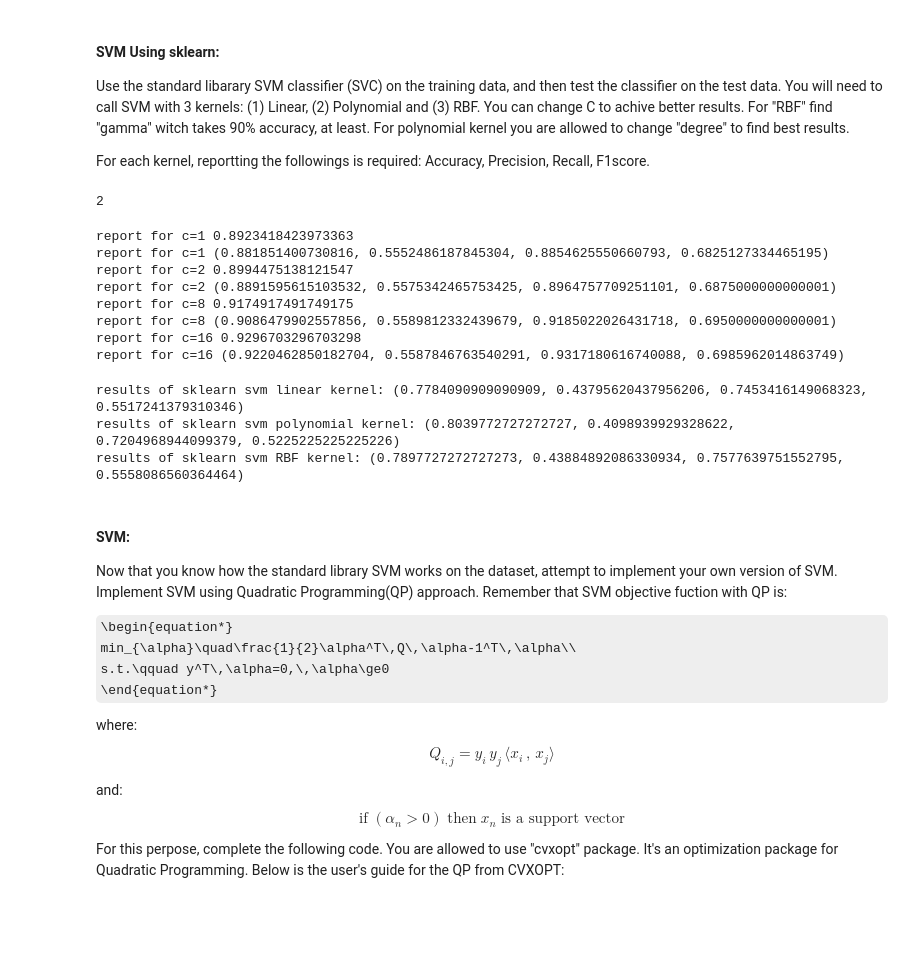
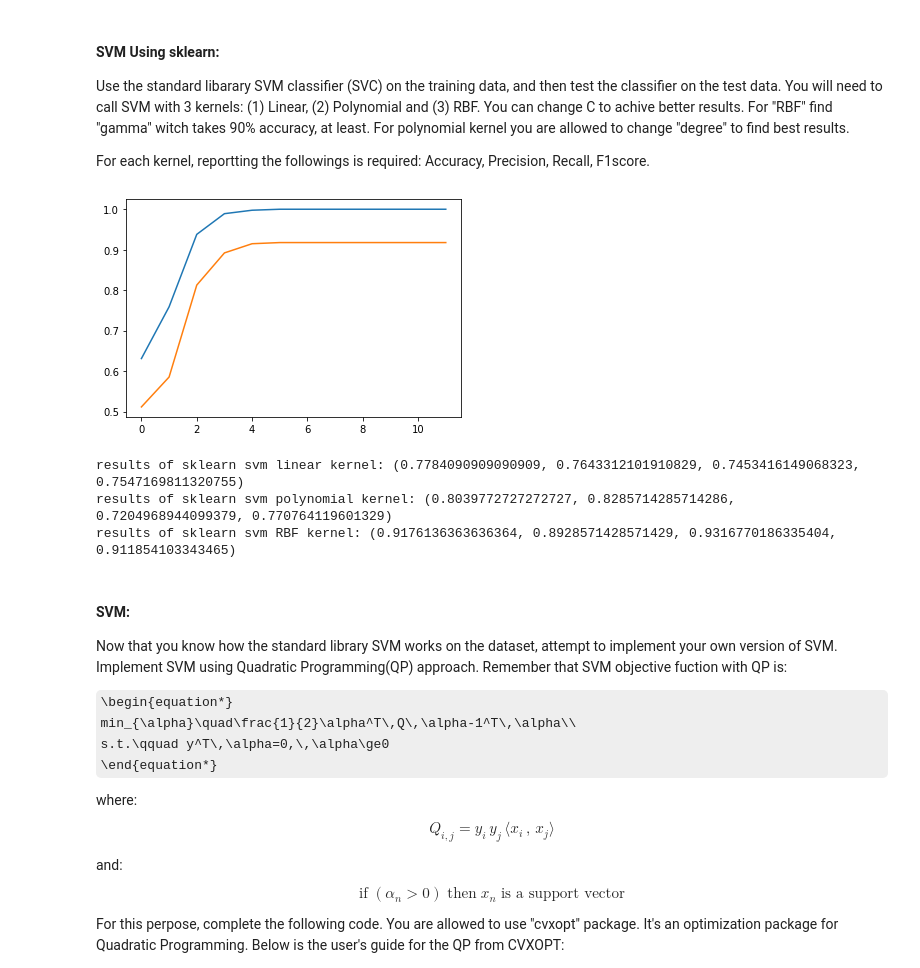
Before and after one commit to saeedzou/Deep-Learning-Assignments-2022, a Jupyter notebook: Assignment 1/DL2022-HW1-P2.ipynb, the cells around one changed output. Drawn from its saved outputs; the diff is of its cells as text; code cells hidden in the pictures; some formulas as TeX source; blank space fills up the shorter version.

Commit message:
Done SVM sklearn

```diff
--- a/Assignment 1/DL2022-HW1-P2.ipynb
+++ b/Assignment 1/DL2022-HW1-P2.ipynb
@@ -172,12 +172,6 @@ Use the standard libarary SVM classifier (SVC) on the training data, and then te
 
 For each kernel, reportting the followings is required:
 Accuracy, Precision, Recall, F1score.
-# %%
-a = np.array([1, -1, 1, -1])
-b = np.array([1, 1, 1, -1])
-np.sum(a[a == b] > 0)
-# %% [output]
-2
 # %%
 def classification_report(y_true, y_pred):
     #################################################################################
@@ -186,7 +180,7 @@ def classification_report(y_true, y_pred):
     #################################################################################
     Accuracy = np.sum(y_pred == y_true)/len(y_true)
     tp = np.sum(y_true[y_pred == y_true] > 0)
-    fp = np.sum(y_true[y_pred == y_true] < 0)
+    fp = np.sum(y_true[y_pred != y_true] < 0)
     fn = np.sum(y_true[y_true != y_pred] > 0)
     Precision = tp / (tp + fp)
     Recall = tp / (tp + fn)
@@ -200,18 +192,18 @@ from sklearn.metrics import f1_score
-# %%
-for c in [1, 2, 8, 16]:
-    linear_kernel = SVC(kernel='poly', C=c)
-    linear_kernel.fit(X_train, y_train)
-    print(f'report for c={c}', f1_score(y_train, linear_kernel.predict(X_train)))
-    print(f'report for c={c}', classification_report(y_train, linear_kernel.predict(X_train)))
-# %% [output]
-report for c=1 0.8923418423973363
-report for c=1 (0.881851400730816, 0.5552486187845304, 0.8854625550660793, 0.6825127334465195)
-report for c=2 0.8994475138121547
-report for c=2 (0.8891595615103532, 0.5575342465753425, 0.8964757709251101, 0.6875000000000001)
-report for c=8 0.9174917491749175
-report for c=8 (0.9086479902557856, 0.5589812332439679, 0.9185022026431718, 0.6950000000000001)
-report for c=16 0.9296703296703298
-report for c=16 (0.9220462850182704, 0.5587846763540291, 0.9317180616740088, 0.6985962014863749)
+# %%
+train_acc = []
+test_acc = []
+for c in [2 ** n for n in range(-3, 9)]:
+    linear_kernel = SVC(kernel='rbf', gamma=1, C=c)
+    linear_kernel.fit(X_train, y_train)
+    a, _, _, _ = classification_report(y_train, linear_kernel.predict(X_train))
+    v, _, _, _ = classification_report(y_test, linear_kernel.predict(X_test))
+    train_acc.append(a)
+    test_acc.append(v)
+plt.plot(train_acc)
+plt.plot(test_acc)
+plt.show()
+# %% [output]
+[figure, added]
 # %%
 #########################################################################################
 ## TODO: Use svm of sklearn package (imported above) with 3 kernels.                   ##
@@ -237,7 +229,7 @@ print("results of sklearn svm polynomial kernel:", classification_report(y_test,
 
 
 # rbf kernel
-rbf_kernel = SVC(kernel='rbf')
+rbf_kernel = SVC(kernel='rbf', gamma=1, C=4)
 rbf_kernel.fit(X_train, y_train)
 y_pred = rbf_kernel.predict(X_test)
 print("results of sklearn svm RBF kernel:", classification_report(y_test, y_pred))
@@ -247,9 +239,9 @@ print("results of sklearn svm RBF kernel:", classification_report(y_test, y_pred
 #                                      END OF YOUR CODE                                 #
 #########################################################################################
 # %% [output]
-results of sklearn svm linear kernel: (0.7784090909090909, 0.43795620437956206, 0.7453416149068323, 0.5517241379310346)
-results of sklearn svm polynomial kernel: (0.8039772727272727, 0.4098939929328622, 0.7204968944099379, 0.5225225225225226)
-results of sklearn svm RBF kernel: (0.7897727272727273, 0.43884892086330934, 0.7577639751552795, 0.5558086560364464)
+results of sklearn svm linear kernel: (0.7784090909090909, 0.7643312101910829, 0.7453416149068323, 0.7547169811320755)
+results of sklearn svm polynomial kernel: (0.8039772727272727, 0.8285714285714286, 0.7204968944099379, 0.770764119601329)
+results of sklearn svm RBF kernel: (0.9176136363636364, 0.8928571428571429, 0.9316770186335404, 0.911854103343465)
 # %% [markdown]
 #### SVM:
 Now that you know how the standard library SVM works on the dataset, attempt to implement your own version of SVM. Implement SVM using Quadratic Programming(QP) approach. Remember that SVM objective fuction with QP is:
```
Also changed, not shown: parts of 1 cell of this notebook.
